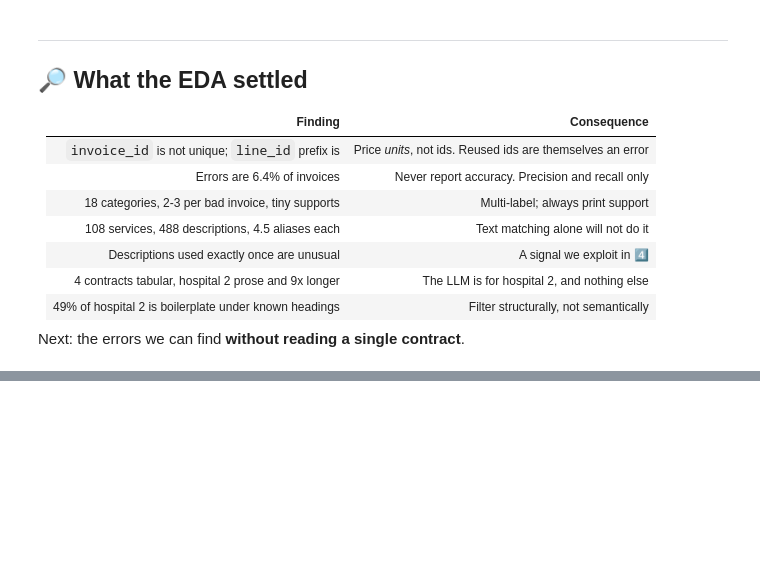
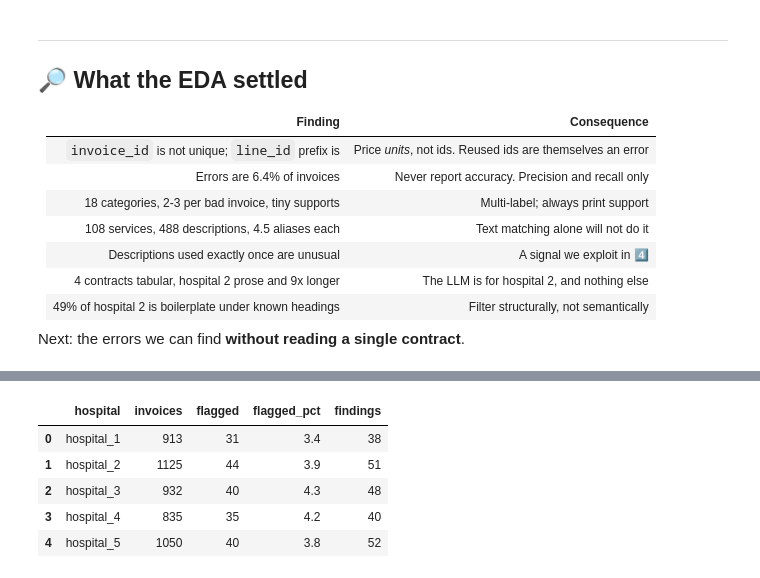
Before and after one commit to nxull9/invoice-audit, a Jupyter notebook: notebooks/invoice_audit.ipynb, the cells around one changed output, grey strips where cells are left out. Cells and saved outputs as stored; diff of their text form; code cells hidden in the pictures; blank space fills up the shorter version.

```diff
--- a/notebooks/invoice_audit.ipynb
+++ b/notebooks/invoice_audit.ipynb
@@ -456,0 +651,8 @@ Next: the errors we can find **without reading a single contract**.
+# %%
+import src.contract_header as ch
+importlib.reload(ch)
+
+for h in HOSPITALS:
+    hd = ch.read_header(DATA, h)
+    print(f"{h}: {hd['contract_number']}  {hd['effective_from']} -> {hd['effective_to']}"
+          f"  ({len(hd['documents'])} doc)")
@@ -456,0 +956,23 @@ Next: the errors we can find **without reading a single contract**.
+# %%
+tier1 = {}
+rows = []
+for h in HOSPITALS:
+    inv_h = dl.load_invoices(DATA, h)
+    li_h  = dl.load_line_items(DATA, h)
+    un_h  = dl.build_invoice_units(inv_h, li_h)
+    hd_h  = ch.read_header(DATA, h)
+    f_h   = sc.run_all(un_h, li_h, hd_h)
+    tier1[h] = f_h
+    rows.append({'hospital': h,
+                 'invoices': un_h.invoice_id.nunique(),
+                 'flagged': f_h.invoice_id.nunique(),
+                 'flagged_pct': round(100 * f_h.invoice_id.nunique() / un_h.invoice_id.nunique(), 1),
+                 'findings': len(f_h)})
+pd.DataFrame(rows)
+# %% [output]
+|  | hospital | invoices | flagged | flagged_pct | findings |
+| 0 | hospital_1 | 913 | 31 | 3.4 | 38 |
+| 1 | hospital_2 | 1125 | 44 | 3.9 | 51 |
+| 2 | hospital_3 | 932 | 40 | 4.3 | 48 |
+| 3 | hospital_4 | 835 | 35 | 4.2 | 40 |
+| 4 | hospital_5 | 1050 | 40 | 3.8 | 52 |
```
Also changed, not shown: parts of 23 cells of this notebook, 5 other files.
